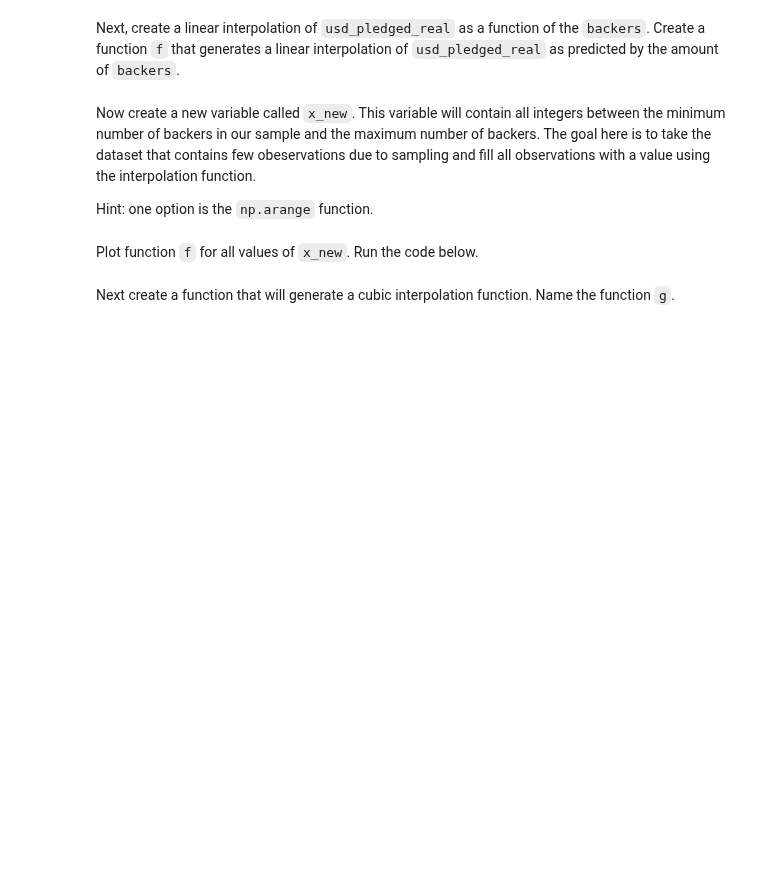
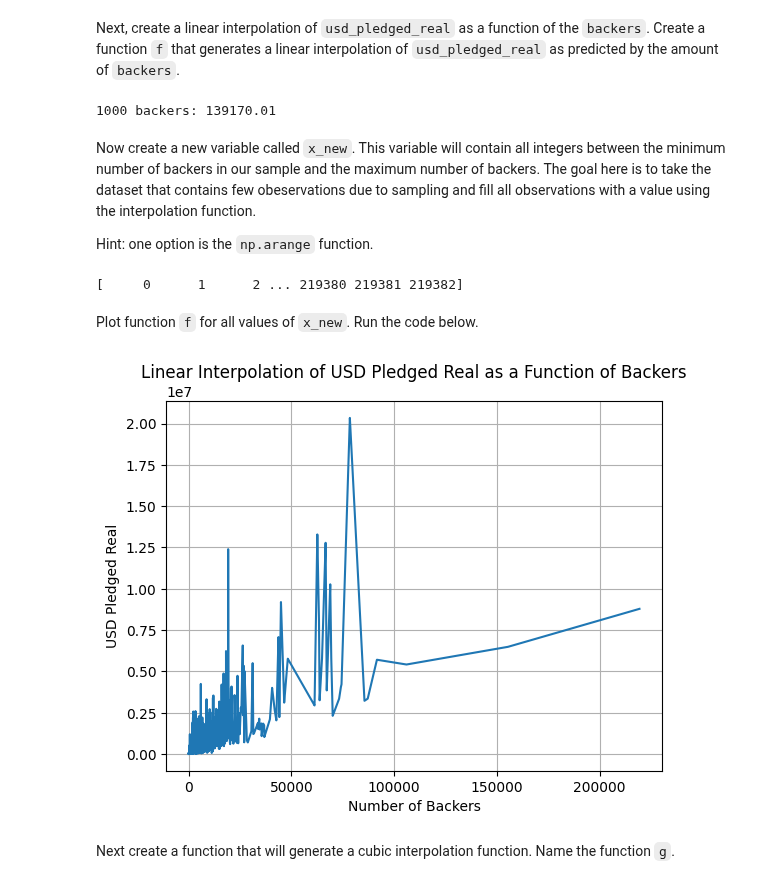
Before and after one commit to ta-data-lis/lab-intro-to-scipy, a Jupyter notebook: your-code/main.ipynb, the cells around one changed output. Drawn from its saved outputs; the diff is of its cells as text; code cells hidden in the pictures; blank space fills up the shorter version.

Commit message:
C:\Users\Leticia Demarchi\Documents\Ironhack Lisbon April\LABS\5 Week\lab-intro-to-scipy\your-code

```diff
--- a/your-code/main.ipynb
+++ b/your-code/main.ipynb
@@ -59,0 +108,8 @@ In the cell below, import the `interp1d` function from `scipy.interpolate` and f
+# %%
+from scipy.interpolate import interp1d
+
+kickstarter = pd.read_csv('ks-projects-201801.csv')
+kickstarter = kickstarter.drop_duplicates(subset='backers')
+sample = kickstarter.sample(n=10)
+
+df
@@ -64,3 +132,13 @@ Next, create a linear interpolation of `usd_pledged_real` as a function of the `
+# %%
+from scipy.interpolate import interp1d
+
+kickstarter = kickstarter.drop_duplicates(subset='backers')
+f = interp1d(kickstarter['backers'], kickstarter['usd_pledged_real'], kind='linear')
+backers_value = 1000
+predicted_pledged = f(backers_value)
+print(backers_value, "backers:", predicted_pledged)
+# %% [output]
+1000 backers: 139170.01
 # %% [markdown]
 Now create a new variable called `x_new`. This variable will contain all integers between the minimum number of backers in our sample and the maximum number of backers. The goal here is to take the dataset that contains few obeservations due to sampling and fill all observations with a value using the interpolation function.
 
@@ -70,2 +146,10 @@ Hint: one option is the `np.arange` function.
+# %%
+min_backers = kickstarter['backers'].min()
+max_backers = kickstarter['backers'].max()
+
+x_new = np.arange(min_backers, max_backers+1)
+print(x_new)
+# %% [output]
+[     0      1      2 ... 219380 219381 219382]
 # %% [markdown]
 Plot function `f` for all values of `x_new`. Run the code below.
@@ -79,2 +156,16 @@ plt.plot(x_new, f(x_new))
+# %%
+import matplotlib.pyplot as plt
+
+x_values = np.arange(min_backers, max_backers+1)
+y_values = f(x_values)
+
+plt.plot(x_values, y_values)
+plt.xlabel('Number of Backers')
+plt.ylabel('USD Pledged Real')
+plt.title('Linear Interpolation of USD Pledged Real as a Function of Backers')
+plt.grid(True)
+plt.show()
+# %% [output]
+[figure, added]
 # %% [markdown]
 Next create a function that will generate a cubic interpolation function. Name the function `g`.
```
Also changed, not shown: parts of 28 cells of this notebook, 1 other file.
